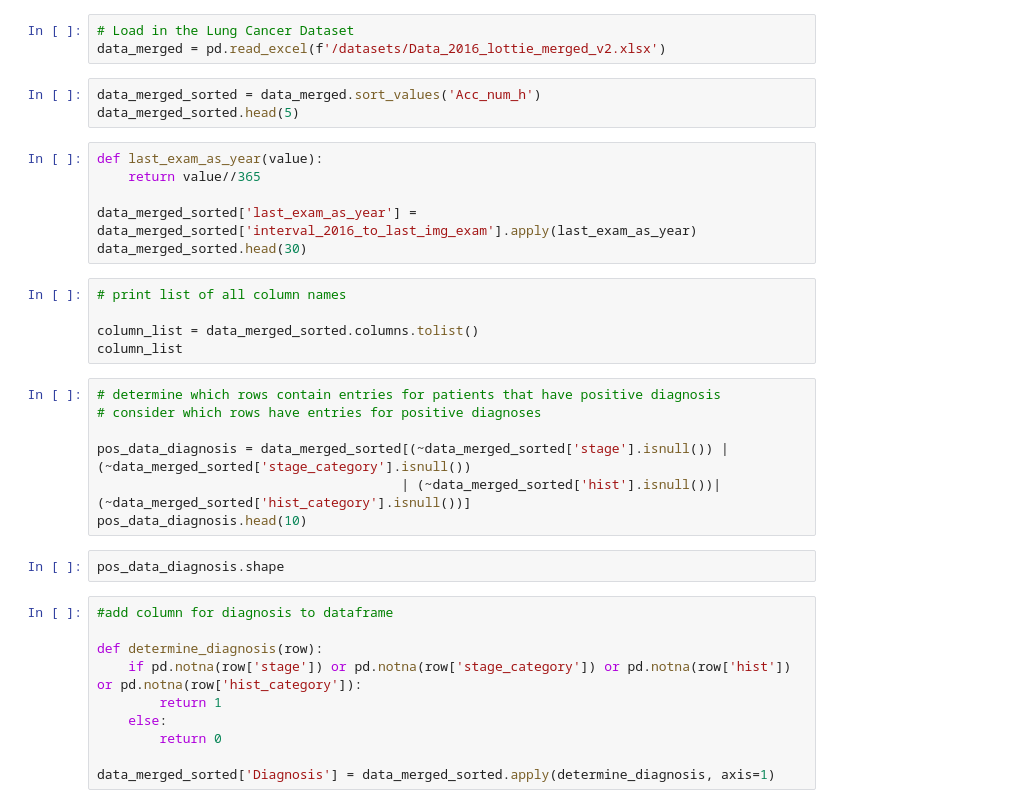
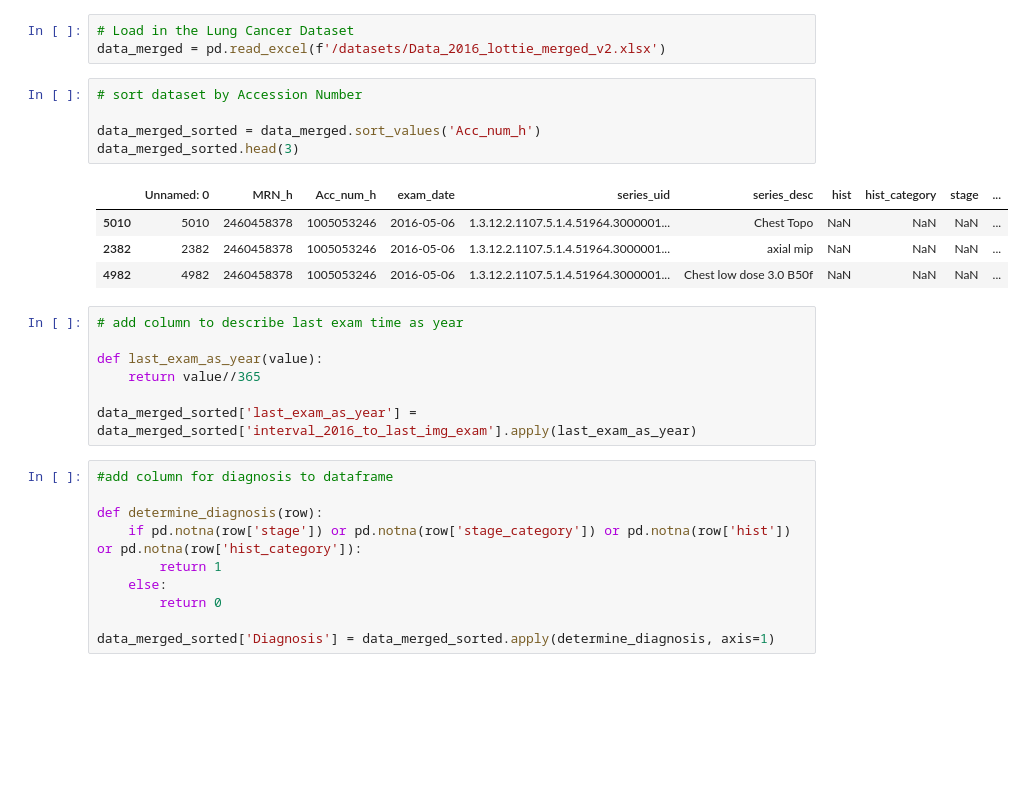
Before and after one commit to leonardgarcia90/Sybil-Project, a Jupyter notebook: Sybil_Project.ipynb, the cells around one changed output. Cells and saved outputs as stored; diff of their text form; blank space fills up the shorter version.

```diff
--- a/Sybil_Project.ipynb
+++ b/Sybil_Project.ipynb
@@ -583,28 +556,22 @@ code_book
 # Load in the Lung Cancer Dataset
 data_merged = pd.read_excel(f'/datasets/Data_2016_lottie_merged_v2.xlsx')
 # %%
+# sort dataset by Accession Number
+
 data_merged_sorted = data_merged.sort_values('Acc_num_h')
-data_merged_sorted.head(5)
+data_merged_sorted.head(3)
+# %% [output]
+|  | Unnamed: 0 | MRN_h | Acc_num_h | exam_date | series_uid | series_desc | hist | hist_category | stage | ... |
+| 5010 | 5010 | 2460458378 | 1005053246 | 2016-05-06 | 1.3.12.2.1107.5.1.4.51964.3000001... | Chest Topo | NaN | NaN | NaN | ... |
+| 2382 | 2382 | 2460458378 | 1005053246 | 2016-05-06 | 1.3.12.2.1107.5.1.4.51964.3000001... | axial mip | NaN | NaN | NaN | ... |
+| 4982 | 4982 | 2460458378 | 1005053246 | 2016-05-06 | 1.3.12.2.1107.5.1.4.51964.3000001... | Chest low dose 3.0 B50f | NaN | NaN | NaN | ... |
 # %%
+# add column to describe last exam time as year
+
 def last_exam_as_year(value):
     return value//365
 
 data_merged_sorted['last_exam_as_year'] = data_merged_sorted['interval_2016_to_last_img_exam'].apply(last_exam_as_year)
-data_merged_sorted.head(30)
-# %%
-# print list of all column names
-
-column_list = data_merged_sorted.columns.tolist()
-column_list
-# %%
-# determine which rows contain entries for patients that have positive diagnosis
-# consider which rows have entries for positive diagnoses
-
-pos_data_diagnosis = data_merged_sorted[(~data_merged_sorted['stage'].isnull()) | (~data_merged_sorted['stage_category'].isnull())
-                                       | (~data_merged_sorted['hist'].isnull())| (~data_merged_sorted['hist_category'].isnull())]
-pos_data_diagnosis.head(10)
-# %%
-pos_data_diagnosis.shape
 # %%
 #add column for diagnosis to dataframe
 
```
Also changed, not shown: parts of 250 cells of this notebook.
